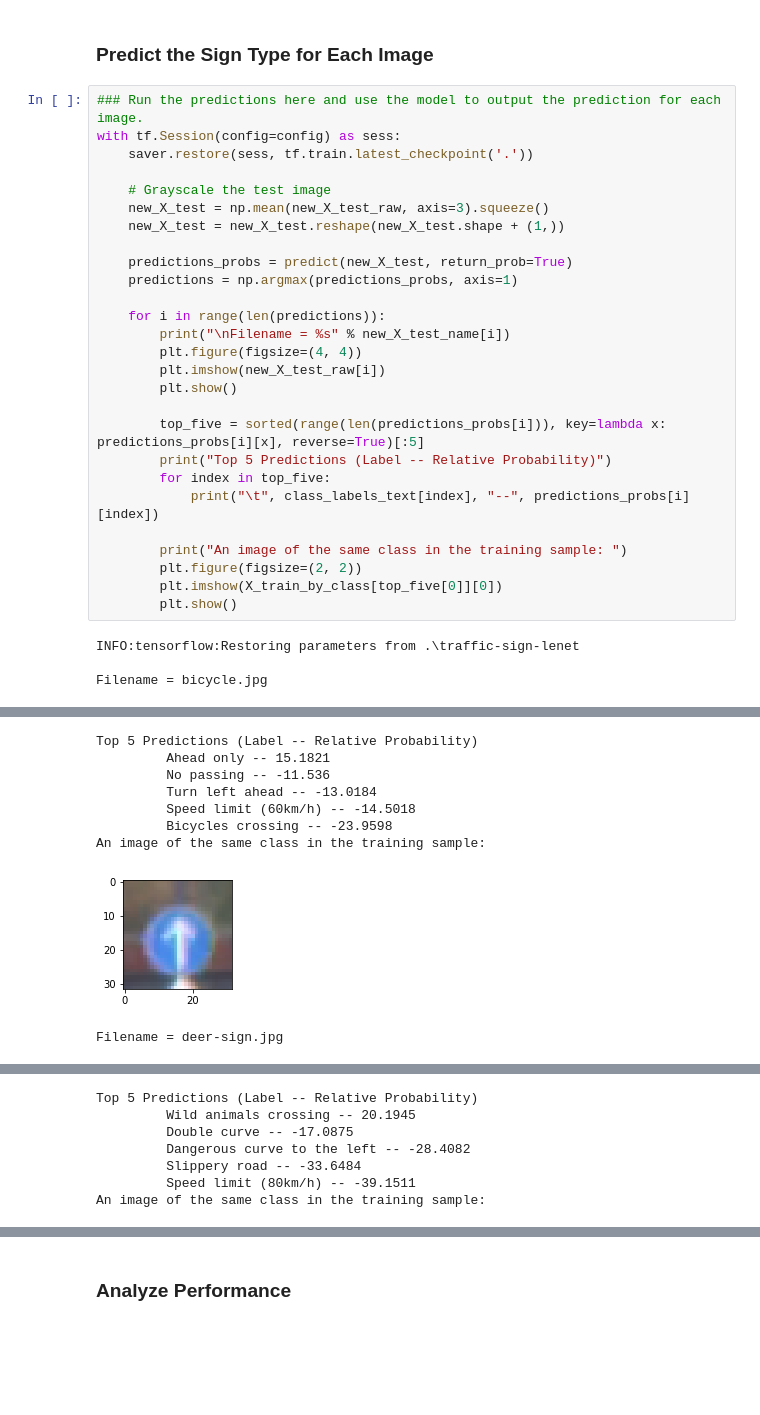
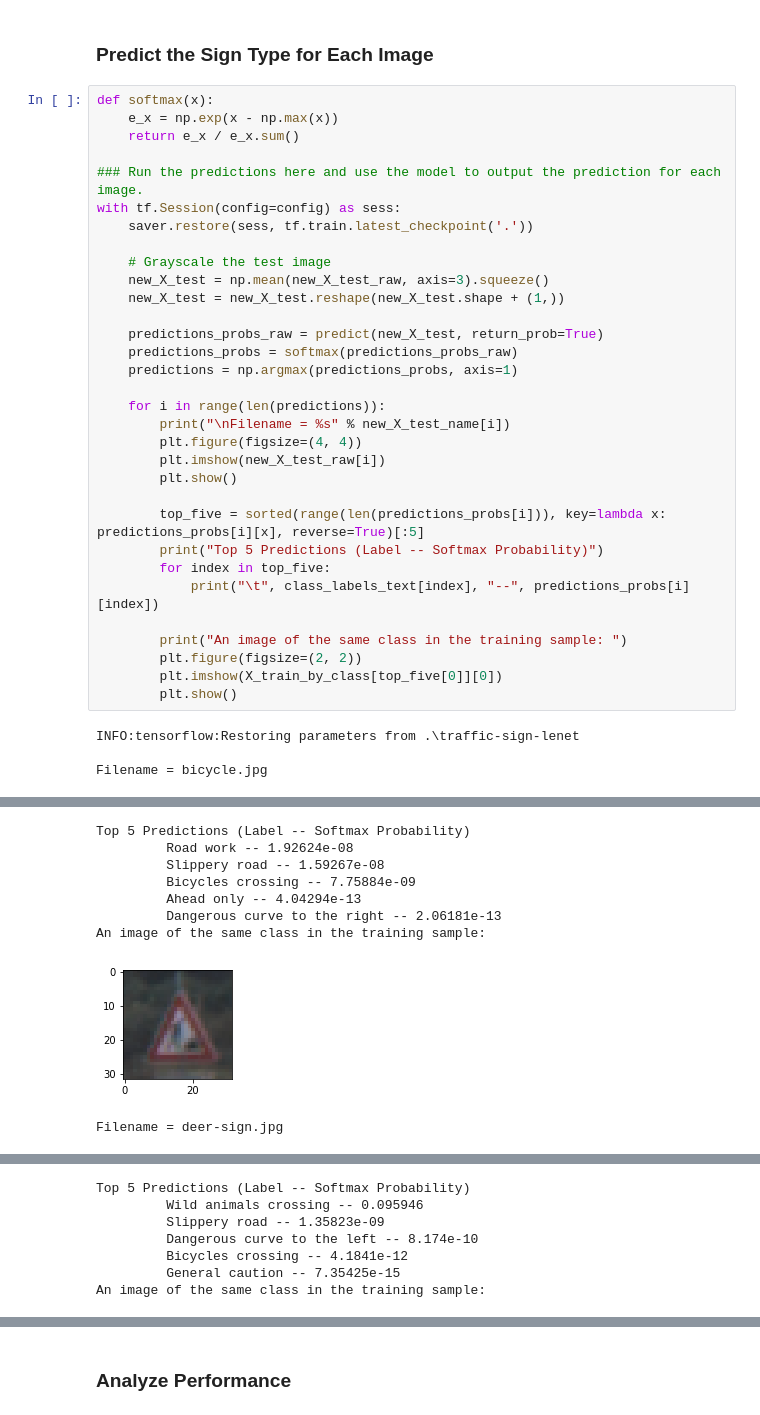
Before and after one commit to tuzzer/CarND-Traffic-Sign-Classifier-Project, a Jupyter notebook: Traffic_Sign_Classifier.ipynb, the cells around one changed output, grey strips where cells are left out. Drawn from its saved outputs; the diff is of its cells as text; blank space fills up the shorter version.

Commit message:
Updated with softmax

```diff
--- a/Traffic_Sign_Classifier.ipynb
+++ b/Traffic_Sign_Classifier.ipynb
@@ -399,53 +399,58 @@ for new_sample_image_file in os.listdir(data_folder):
 # %% [markdown]
 ### Predict the Sign Type for Each Image
 # %%
+def softmax(x):
+    e_x = np.exp(x - np.max(x))
+    return e_x / e_x.sum()
+
 ### Run the predictions here and use the model to output the prediction for each image.
 with tf.Session(config=config) as sess:
     saver.restore(sess, tf.train.latest_checkpoint('.'))
 
     # Grayscale the test image
     new_X_test = np.mean(new_X_test_raw, axis=3).squeeze()
     new_X_test = new_X_test.reshape(new_X_test.shape + (1,))
 
-    predictions_probs = predict(new_X_test, return_prob=True)
+    predictions_probs_raw = predict(new_X_test, return_prob=True)
+    predictions_probs = softmax(predictions_probs_raw)
     predictions = np.argmax(predictions_probs, axis=1)
 
     for i in range(len(predictions)):
         print("\nFilename = %s" % new_X_test_name[i])
         plt.figure(figsize=(4, 4))
         plt.imshow(new_X_test_raw[i])
         plt.show()
 
         top_five = sorted(range(len(predictions_probs[i])), key=lambda x: predictions_probs[i][x], reverse=True)[:5]
-        print("Top 5 Predictions (Label -- Relative Probability)")
+        print("Top 5 Predictions (Label -- Softmax Probability)")
         for index in top_five:
             print("\t", class_labels_text[index], "--", predictions_probs[i][index])
 
         print("An image of the same class in the training sample: ")
         plt.figure(figsize=(2, 2))
         plt.imshow(X_train_by_class[top_five[0]][0])
         plt.show()
 # %% [output]
 INFO:tensorflow:Restoring parameters from .\traffic-sign-lenet
 
 Filename = bicycle.jpg
 [figure]
-Top 5 Predictions (Label -- Relative Probability)
-         Ahead only -- 15.1821
-         No passing -- -11.536
-         Turn left ahead -- -13.0184
-         Speed limit (60km/h) -- -14.5018
-         Bicycles crossing -- -23.9598
+Top 5 Predictions (Label -- Softmax Probability)
+         Road work -- 1.92624e-08
+         Slippery road -- 1.59267e-08
+         Bicycles crossing -- 7.75884e-09
+         Ahead only -- 4.04294e-13
+         Dangerous curve to the right -- 2.06181e-13
 An image of the same class in the training sample:
-[figure, old version]
+[figure, new version]
 Filename = deer-sign.jpg
 [figure]
-Top 5 Predictions (Label -- Relative Probability)
-         Wild animals crossing -- 20.1945
-         Double curve -- -17.0875
-         Dangerous curve to the left -- -28.4082
-         Slippery road -- -33.6484
-         Speed limit (80km/h) -- -39.1511
+Top 5 Predictions (Label -- Softmax Probability)
+         Wild animals crossing -- 0.095946
+         Slippery road -- 1.35823e-09
+         Dangerous curve to the left -- 8.174e-10
+         Bicycles crossing -- 4.1841e-12
+         General caution -- 7.35425e-15
 An image of the same class in the training sample:
 [figure]
 Filename = go-straight-or-right.jpg
```
Also changed, not shown: parts of 7 cells of this notebook, 2 other files.
